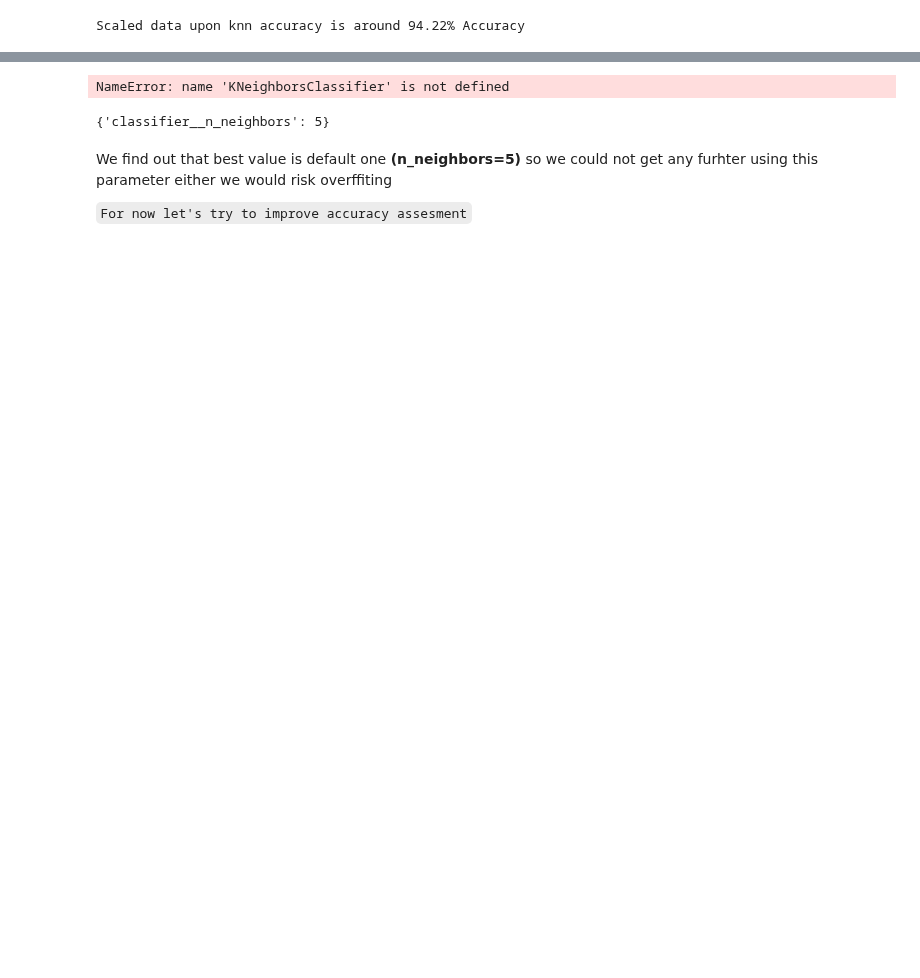
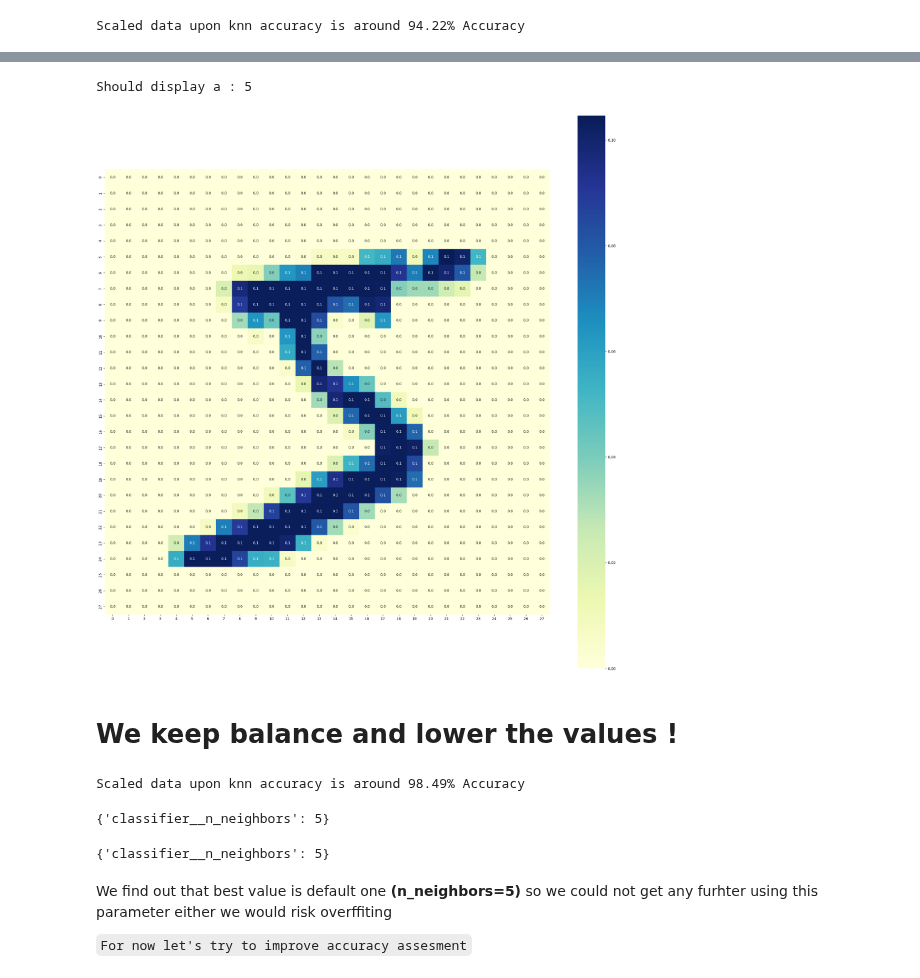
Before and after one commit to lucas066001/IllnessRecognition, a Jupyter notebook: bootstrap/numberRecognition.ipynb, the cells around one changed output, grey strips where cells are left out. Drawn from its saved outputs; the diff is of its cells as text; code cells hidden in the pictures; blank space fills up the shorter version.

```diff
--- a/bootstrap/numberRecognition.ipynb
+++ b/bootstrap/numberRecognition.ipynb
@@ -169,0 +225,7 @@ Scaled data upon knn accuracy is around 94.22% Accuracy
+# %%
+# Let's look at common practises on KNN preprocessor : Scaler
+from sklearn.preprocessing import Normalizer
+
+nml_scl = Normalizer()
+normalized_data = nml_scl.fit_transform(X)
+normalized_data[0]
@@ -170,10 +250,22 @@ Scaled data upon knn accuracy is around 94.22% Accuracy
+# %%
+image = normalized_data[0].reshape(28,28)
+label = y[0]
+
+print("Should display a : " + label)
+f, ax = plt.subplots(figsize=(28, 28))
+sns.heatmap(image, annot=True, fmt='.1f', square=True, cmap="YlGnBu")
+plt.show()
+# %% [output]
+Should display a : 5
+[figure, added]
+# %% [markdown]
+# We keep balance and lower the values !
 # %%
-from sklearn.preprocessing import StandardScaler
 from sklearn.pipeline import Pipeline
 from sklearn.model_selection import GridSearchCV
 
 scaled_pipeline = Pipeline([
-    ('scaler', StandardScaler()),
+    ('scaler', Normalizer()),
     ('classifier', KNeighborsClassifier())
 ])
 
@@ -188,7 +280,8 @@ ac = round(model.score(X_test, y_test) * 100, 2)
 print("Scaled data upon knn accuracy is around " + str(ac) + "% Accuracy")
 model.best_params_
 # %% [output]
-NameError: name 'KNeighborsClassifier' is not defined
+Scaled data upon knn accuracy is around 98.49% Accuracy
+{'classifier__n_neighbors': 5}
 # %%
 model.best_params_
 # %% [output]
```
Also changed, not shown: parts of 14 cells of this notebook.
